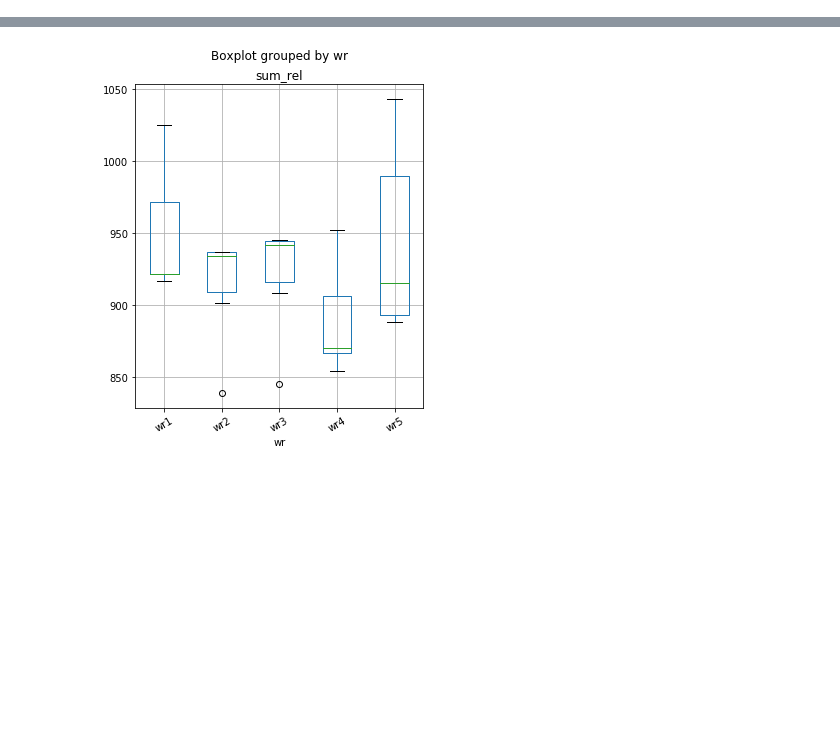
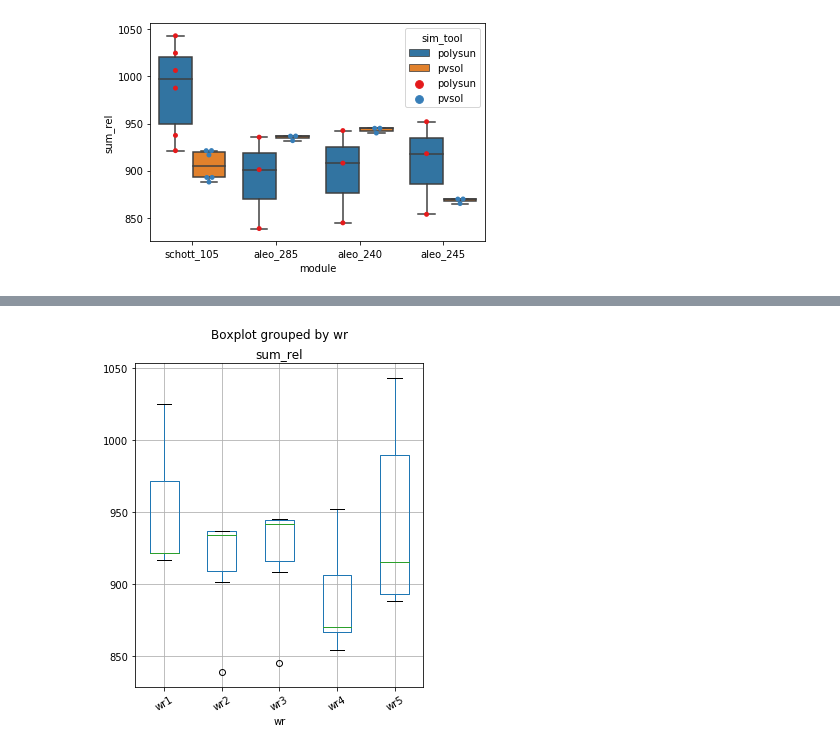
Before and after one commit to TheBlackBlade/jupyternotebooks, a Jupyter notebook: pv3-categorial-correlation.ipynb, the cells around one changed output, grey strips where cells are left out. Cells and saved outputs as stored; diff of their text form; code cells hidden in the pictures; blank space fills up the shorter version.

```diff
--- a/pv3-categorial-correlation.ipynb
+++ b/pv3-categorial-correlation.ipynb
@@ -8,3 +10,9 @@ df = pd.read_csv('csv/master.csv', delimiter=';')
 df2 = df[df.wr!='total']
 df2 = df2[df.sim_tool!='None']
 df2['sum_rel'] = df2.summe/df2.installed_p
+# %%
+g = sns.boxplot(x='module',y='sum_rel', data=df2, hue='sim_tool')
+g = sns.swarmplot(x='module', y='sum_rel', data=df2, hue='sim_tool', dodge=True, palette='Set1')
+plt.show()
+# %% [output]
+[figure, added]
```
Also changed, not shown: parts of 6 cells of this notebook, 3 other files.
